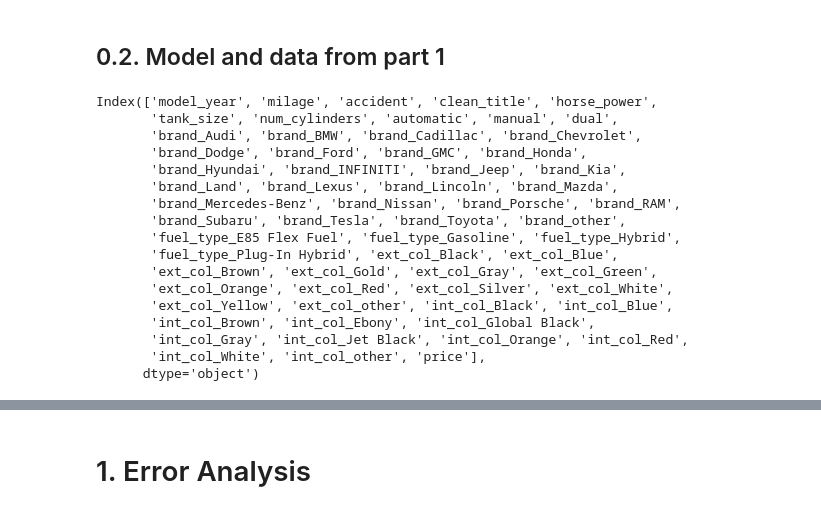
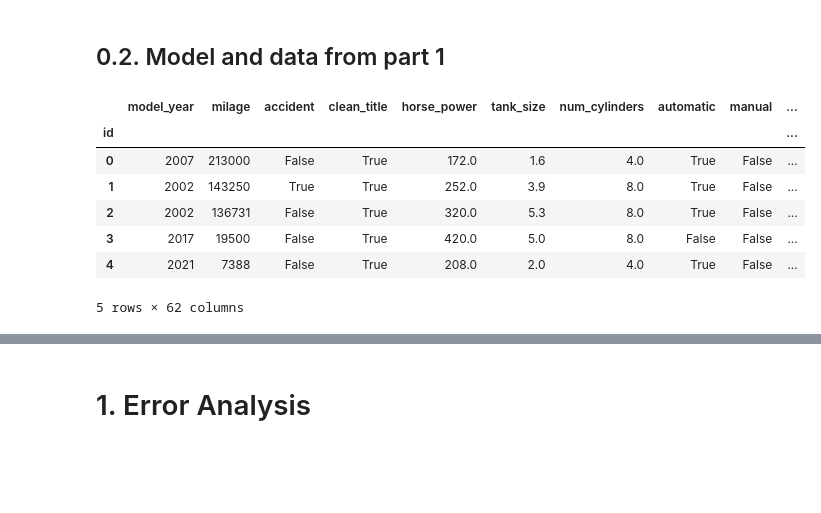
Before and after one commit to YaelDahariBIU/Tabular-Data, a Jupyter notebook: Part_2/part_2.ipynb, the cells around one changed output, grey strips where cells are left out. Drawn from its saved outputs; the diff is of its cells as text; code cells hidden in the pictures; blank space fills up the shorter version.

```diff
--- a/Part_2/part_2.ipynb
+++ b/Part_2/part_2.ipynb
@@ -25,25 +27,16 @@ with open("../Part_1/part_1_model.pkl", "rb") as f:
 df_train = pd.read_csv('../Part_1/data/processed_train_data.csv',index_col='id')
 df_test = pd.read_csv('../Part_1/data/processed_test_data.csv',index_col='id')
 # %%
-df_train.columns
+df_train.head()
 # %% [output]
+|  | model_year | milage | accident | clean_title | horse_power | tank_size | num_cylinders | automatic | manual | ... |
+| id |  |  |  |  |  |  |  |  |  | ... |
+| 0 | 2007 | 213000 | False | True | 172.0 | 1.6 | 4.0 | True | False | ... |
+| 1 | 2002 | 143250 | True | True | 252.0 | 3.9 | 8.0 | True | False | ... |
+| 2 | 2002 | 136731 | False | True | 320.0 | 5.3 | 8.0 | True | False | ... |
+| 3 | 2017 | 19500 | False | True | 420.0 | 5.0 | 8.0 | False | False | ... |
+| 4 | 2021 | 7388 | False | True | 208.0 | 2.0 | 4.0 | True | False | ... |
-Index(['model_year', 'milage', 'accident', 'clean_title', 'horse_power',
-       'tank_size', 'num_cylinders', 'automatic', 'manual', 'dual',
-       'brand_Audi', 'brand_BMW', 'brand_Cadillac', 'brand_Chevrolet',
-       'brand_Dodge', 'brand_Ford', 'brand_GMC', 'brand_Honda',
-       'brand_Hyundai', 'brand_INFINITI', 'brand_Jeep', 'brand_Kia',
-       'brand_Land', 'brand_Lexus', 'brand_Lincoln', 'brand_Mazda',
-       'brand_Mercedes-Benz', 'brand_Nissan', 'brand_Porsche', 'brand_RAM',
-       'brand_Subaru', 'brand_Tesla', 'brand_Toyota', 'brand_other',
-       'fuel_type_E85 Flex Fuel', 'fuel_type_Gasoline', 'fuel_type_Hybrid',
-       'fuel_type_Plug-In Hybrid', 'ext_col_Black', 'ext_col_Blue',
-       'ext_col_Brown', 'ext_col_Gold', 'ext_col_Gray', 'ext_col_Green',
-       'ext_col_Orange', 'ext_col_Red', 'ext_col_Silver', 'ext_col_White',
-       'ext_col_Yellow', 'ext_col_other', 'int_col_Black', 'int_col_Blue',
-       'int_col_Brown', 'int_col_Ebony', 'int_col_Global Black',
-       'int_col_Gray', 'int_col_Jet Black', 'int_col_Orange', 'int_col_Red',
-       'int_col_White', 'int_col_other', 'price'],
-      dtype='object')
+5 rows × 62 columns
 # %%
 df_test.head()
 # %% [output]
```
Also changed, not shown: parts of 22 cells of this notebook.
